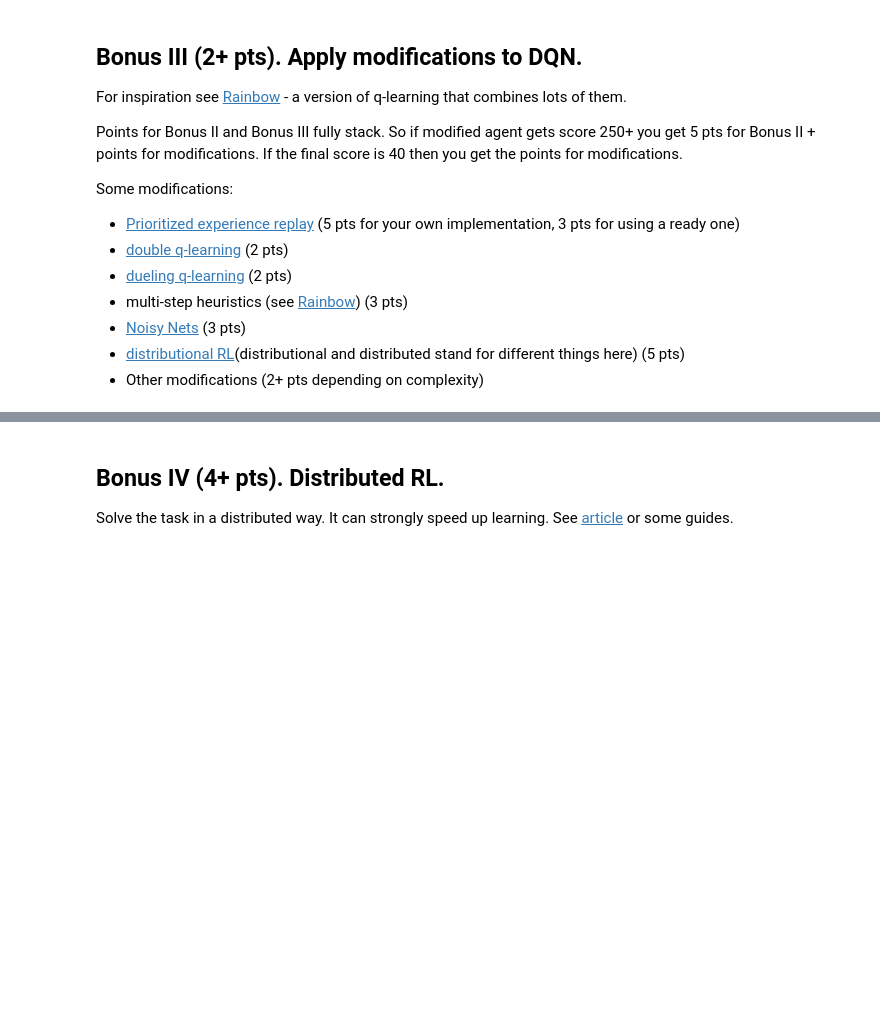
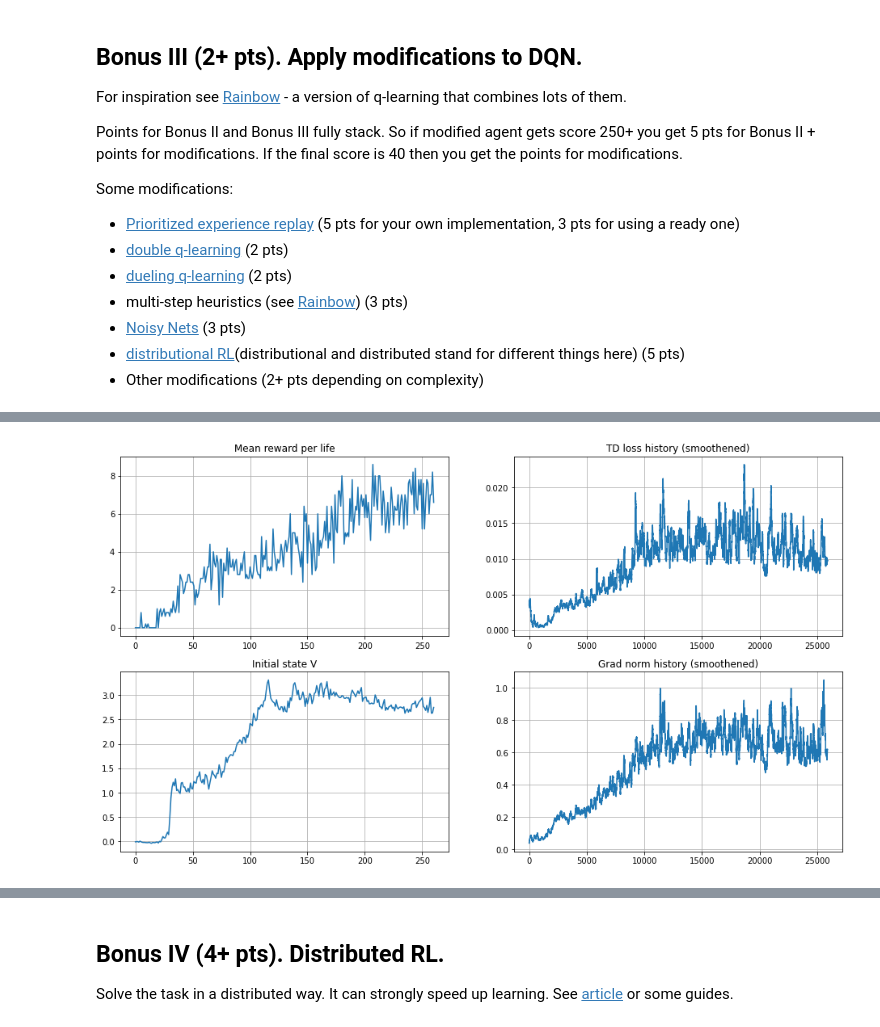
Before and after one commit to vinnibuh/Practical_RL, a Jupyter notebook: week04_approx_rl/homework_pytorch_main.ipynb, the cells around one changed output, grey strips where cells are left out. Drawn from its saved outputs; the diff is of its cells as text; code cells hidden in the pictures; blank space fills up the shorter version.

```diff
--- a/week04_approx_rl/homework_pytorch_main.ipynb
+++ b/week04_approx_rl/homework_pytorch_main.ipynb
@@ -1012,0 +1288,9 @@ Some modifications:
+# %%
+env = make_env(seed)
+state_shape = env.observation_space.shape
+n_actions = env.action_space.n
+state = env.reset()
+
+agent = DuelingQAgent(state_shape, n_actions, epsilon=1).to(device)
+target_network = DuelingQAgent(state_shape, n_actions).to(device)
+target_network.load_state_dict(agent.state_dict())
@@ -1012,0 +1320,89 @@ Some modifications:
+# %%
+opt = torch.optim.Adam(agent.parameters(), lr=1e-4)
+
+mean_rw_history = []
+td_loss_history = []
+grad_norm_history = []
+initial_state_v_history = []
+step = 0
+# %%
+state = env.reset()
+start_time = time.time()
+for step in range(step, total_steps + 1):
+    if not utils.is_enough_ram():
+        print('less that 100 Mb RAM available, freezing')
+        print('make sure everythin is ok and make KeyboardInterrupt to continue')
+        try:
+            while True:
+                pass
+        except KeyboardInterrupt:
+            pass
+
+    agent.epsilon = utils.linear_decay(init_epsilon, final_epsilon, step, decay_steps)
+
+    # play
+    _, state = play_and_record(state, agent, env, exp_replay, timesteps_per_epoch)
+
+    # train
+    s, a, r, new_s, done = exp_replay.sample(batch_size)
+
+    loss = compute_td_loss(s, a, r, new_s, done, agent, target_network,
+                           double_DQN=True) # <--- this is the difference
+
+    loss.backward()
+    grad_norm = nn.utils.clip_grad_norm_(agent.parameters(), max_grad_norm)
+    opt.step()
+    opt.zero_grad()
+
+    if step % loss_freq == 0:
+        td_loss_history.append(loss.data.cpu().item())
+        grad_norm_history.append(grad_norm)
+
+    if step % refresh_target_network_freq == 0:
+        # Load agent weights into target_network
+        target_network.load_state_dict(agent.state_dict())
+
+    if step % eval_freq == 0:
+        mean_rw_history.append(evaluate(
+            make_env(clip_rewards=True, seed=step), agent, n_games=3 * n_lives, greedy=True)
+        )
+        initial_state_q_values = agent.get_qvalues(
+            [make_env(seed=step).reset()]
+        )
+        initial_state_v_history.append(np.max(initial_state_q_values))
+
+        clear_output(True)
+        print("buffer size = %i, epsilon = %.5f" %
+              (len(exp_replay), agent.epsilon))
+
+        plt.figure(figsize=[16, 9])
+
+        plt.subplot(2, 2, 1)
+        plt.title("Mean reward per life")
+        plt.plot(mean_rw_history)
+        plt.grid()
+
+        assert not np.isnan(td_loss_history[-1])
+        plt.subplot(2, 2, 2)
+        plt.title("TD loss history (smoothened)")
+        plt.plot(utils.smoothen(td_loss_history))
+        plt.grid()
+
+        plt.subplot(2, 2, 3)
+        plt.title("Initial state V")
+        plt.plot(initial_state_v_history)
+        plt.grid()
+
+        plt.subplot(2, 2, 4)
+        plt.title("Grad norm history (smoothened)")
+        plt.plot(utils.smoothen(grad_norm_history))
+        plt.grid()
+
+        plt.show()
+        seconds_passed = time.time()-start_time
+        minutes_passed = seconds_passed//60
+        hours_passed = seconds_passed//3600
+        print("Passed {:0.0f} h {:0.0f} min {:0.2f} sec".format(hours_passed,
+                                                 minutes_passed - 60 * hours_passed,
+                                                 seconds_passed - 60 * minutes_passed))
+# %% [output]
@@ -1012,0 +1410 @@ Some modifications:
+[figure, added]
```
Also changed, not shown: parts of 54 cells of this notebook, 1 other file.
